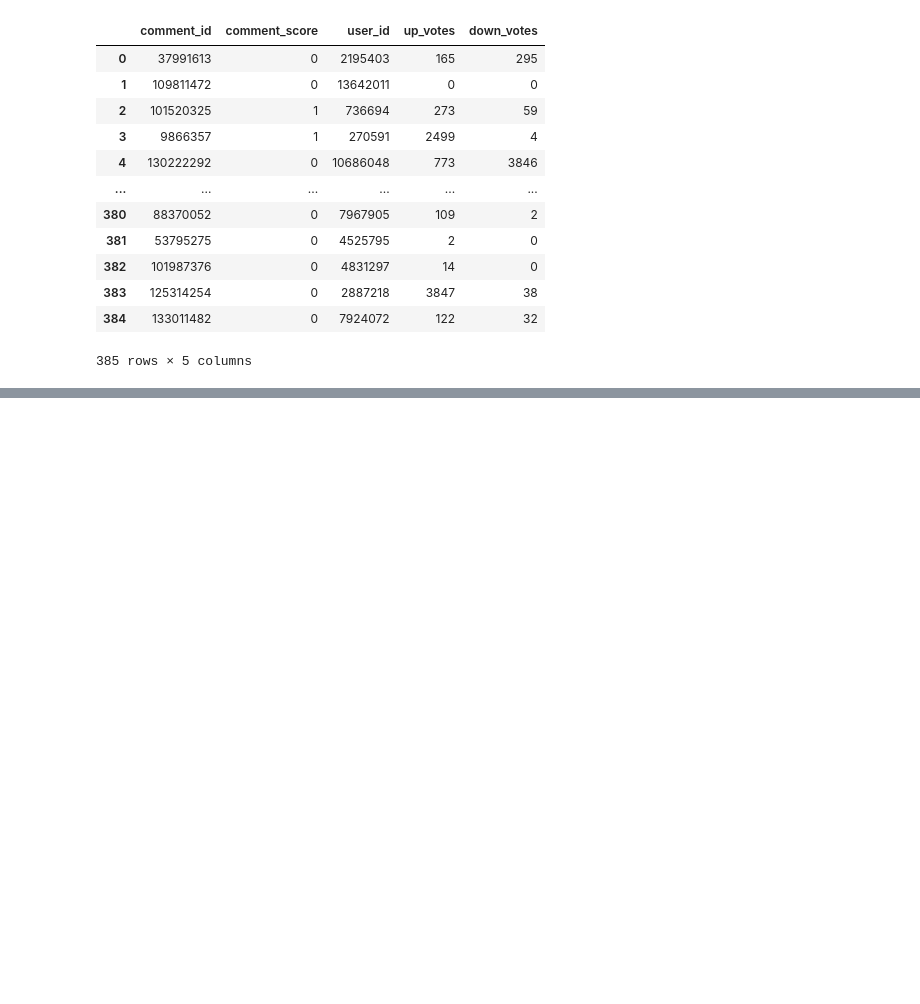
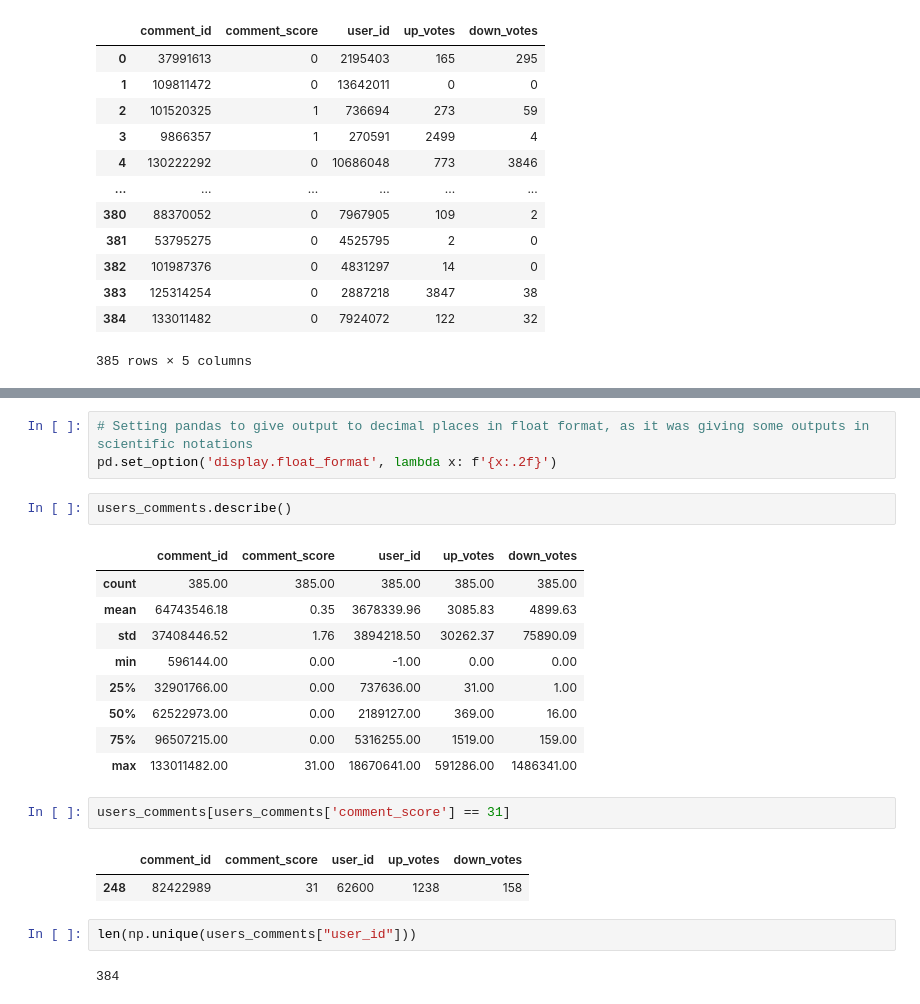
Before and after one commit to denisecodes/stack_overflow_dashboard, a Jupyter notebook: stack_overflow_dashboard.ipynb, the cells around one changed output, grey strips where cells are left out. Drawn from its saved outputs; the diff is of its cells as text; blank space fills up the shorter version.

Commit message:
add initial findings on users_comments table

```diff
--- a/stack_overflow_dashboard.ipynb
+++ b/stack_overflow_dashboard.ipynb
@@ -417,0 +434,24 @@ users_comments
+# %%
+# Setting pandas to give output to decimal places in float format, as it was giving some outputs in scientific notations
+pd.set_option('display.float_format', lambda x: f'{x:.2f}')
+# %%
+users_comments.describe()
+# %% [output]
+|  | comment_id | comment_score | user_id | up_votes | down_votes |
+| count | 385.00 | 385.00 | 385.00 | 385.00 | 385.00 |
+| mean | 64743546.18 | 0.35 | 3678339.96 | 3085.83 | 4899.63 |
+| std | 37408446.52 | 1.76 | 3894218.50 | 30262.37 | 75890.09 |
+| min | 596144.00 | 0.00 | -1.00 | 0.00 | 0.00 |
+| 25% | 32901766.00 | 0.00 | 737636.00 | 31.00 | 1.00 |
+| 50% | 62522973.00 | 0.00 | 2189127.00 | 369.00 | 16.00 |
+| 75% | 96507215.00 | 0.00 | 5316255.00 | 1519.00 | 159.00 |
+| max | 133011482.00 | 31.00 | 18670641.00 | 591286.00 | 1486341.00 |
+# %%
+users_comments[users_comments['comment_score'] == 31]
+# %% [output]
+|  | comment_id | comment_score | user_id | up_votes | down_votes |
+| 248 | 82422989 | 31 | 62600 | 1238 | 158 |
+# %%
+len(np.unique(users_comments["user_id"]))
+# %% [output]
+384
```
Also changed, not shown: parts of 3 cells of this notebook.
